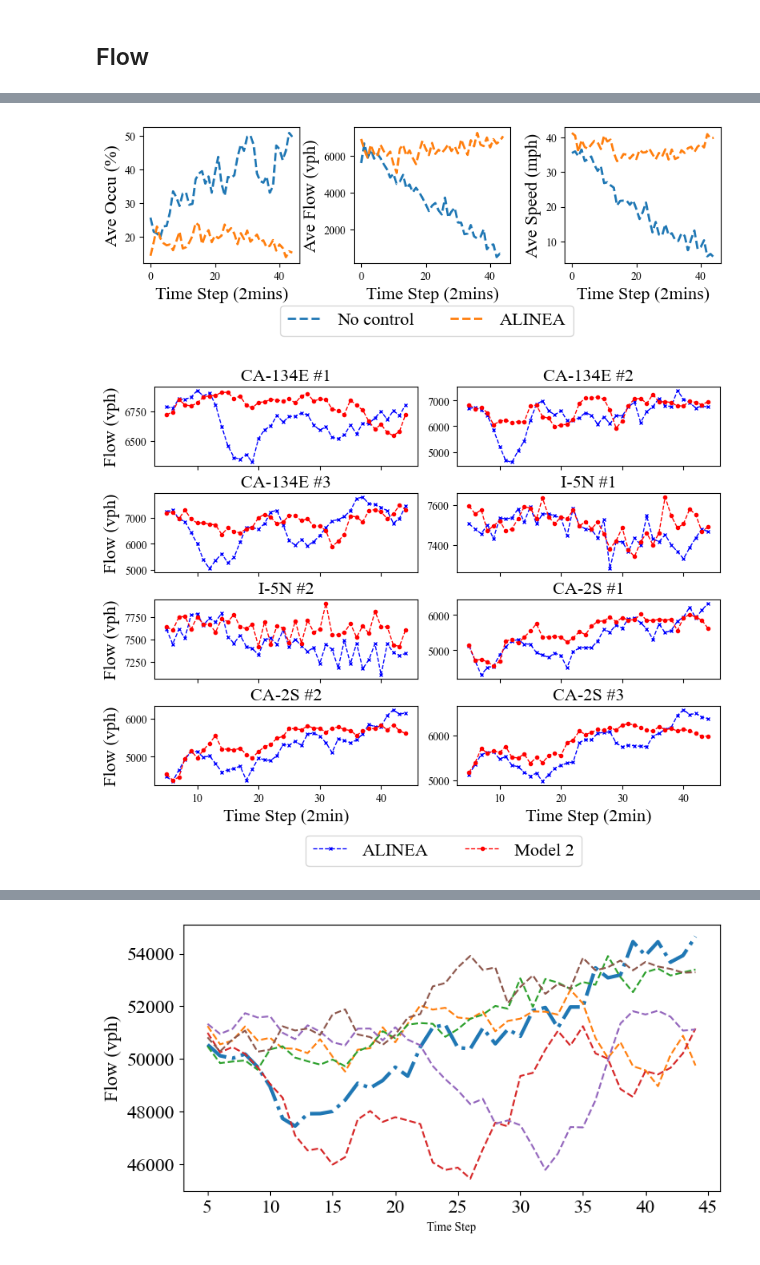
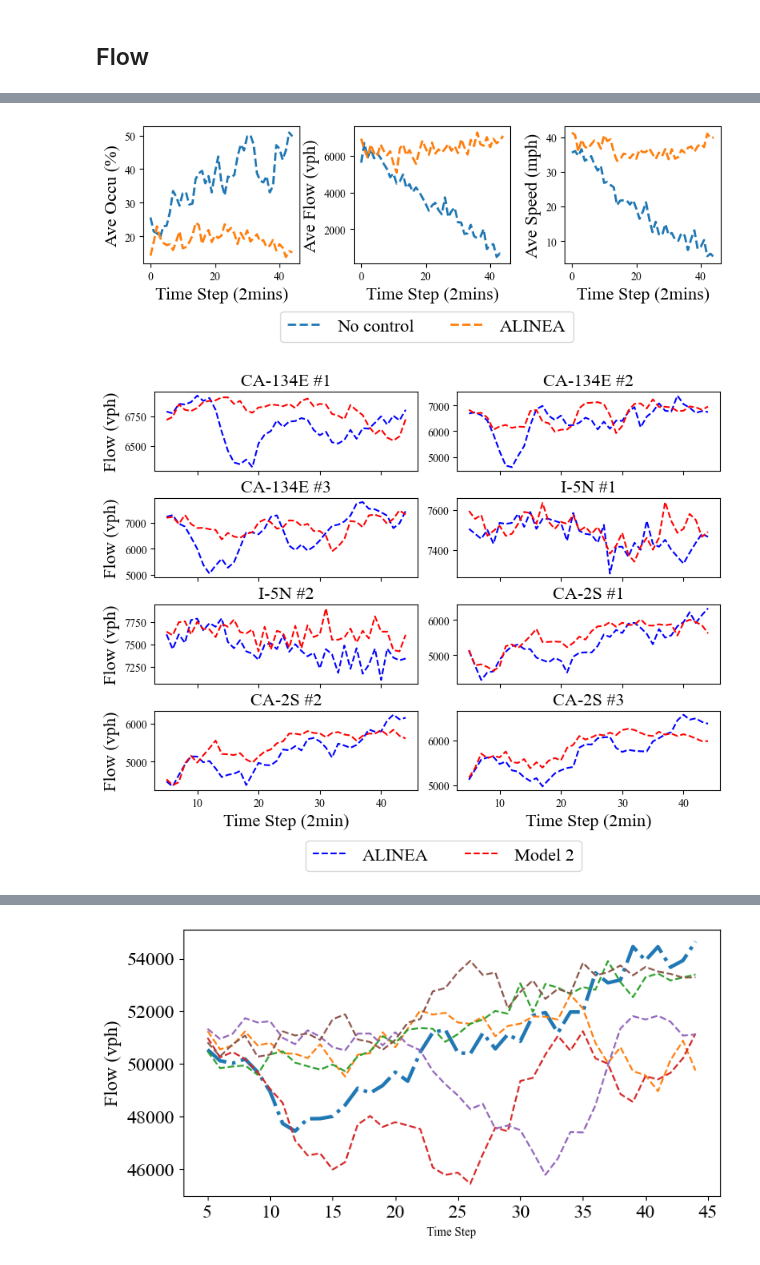
Before and after one commit to wzh96/SUMO_TrafficNetwork, a Jupyter notebook: 2DNetwork/Plots_2D.ipynb, the cells around one changed output, grey strips where cells are left out. Cells and saved outputs as stored; diff of their text form; code cells hidden in the pictures.

```diff
--- a/2DNetwork/Plots_2D.ipynb
+++ b/2DNetwork/Plots_2D.ipynb
@@ -134,34 +144,34 @@ speed_all_ALIANA_mean = speed_all_ALIANA.mean(axis=1)
 # %%
 fig, axs = plt.subplots(nrows=1, ncols=3, figsize=(8, 2.5))
 # Plot each column in a separate subplot
 axs[0].plot(occupancy_all_open_mean, linestyle='--', label='No control', linewidth=2)
 axs[0].plot(occupancy_all_ALIANA_mean, linestyle='--', label='ALINEA', linewidth=2)
 
 axs[1].plot(flow_all_open_mean, linestyle='--', label='No control', linewidth=2)
 axs[1].plot(flow_all_ALIANA_mean, linestyle='--', label='ALINEA', linewidth=2)
 
 axs[2].plot(2.23694 * speed_all_open_mean, linestyle='--', label='No control', linewidth=2)
 axs[2].plot(2.23694 * speed_all_ALIANA_mean, linestyle='--', label='ALINEA', linewidth=2)
 
 axs[0].set_ylabel('Ave Occu (%)', fontsize=16)
 axs[1].set_ylabel('Ave Flow (vph)', fontsize=16)
 axs[2].set_ylabel('Ave Speed (mph)', fontsize=16)
 
 axs[0].set_xlabel('Time Step (2mins)', fontsize=16)
 axs[1].set_xlabel('Time Step (2mins)', fontsize=16)
 axs[2].set_xlabel('Time Step (2mins)', fontsize=16)
 
 
 handles, labels = axs[0].get_legend_handles_labels()
-lgd = fig.legend(handles, labels, loc='lower left', bbox_to_anchor=(0.28,-0.15), fontsize=16, ncol = 3)
+lgd = fig.legend(handles, labels, loc='lower left', bbox_to_anchor=(0.28,-0.18), fontsize=16, ncol = 3)
 # Show the figure
 plt.tight_layout()
 plt.subplots_adjust(hspace=0.3, wspace=0.35)
 plt.rcParams['font.family'] = 'Times New Roman'
 plt.show()
 fig.savefig('Figures/Control_Bench.png', dpi=300, bbox_inches='tight')
 # %% [output]
-[figure, old version]
+[figure, new version]
 # %%
 # # moving average
 window_size = 6
@@ -197,12 +207,12 @@ for row in range(4):
     for col in range(2):
         index = row*2 + col
         # no_control = axs[row, col].plot(flow_all_open.iloc[:, index], "--", marker='o', ms = 1, label = 'No Contorl',linewidth=1, color = 'black')
-        ALINEA = axs[row, col].plot(flow_all_ALIANA.iloc[:, index], "--", marker='x', ms = 3, label = 'ALINEA',linewidth=1, color = 'blue')
+        ALINEA = axs[row, col].plot(flow_all_ALIANA.iloc[:, index], "--", label = 'ALINEA',linewidth=1.5, color = 'blue')
         # MPC = axs[row, col].plot(flow_all_MPC.iloc[:, index], "--", marker='s', ms = 1, label = 'Model 5',linewidth=1, color = 'red')
         # axs[row, col].plot(flow_all_MPC_R.iloc[:, index], "--", label = 'Model 3',linewidth=1)
         # axs[row, col].plot(flow_all_MPC_R2.iloc[:, index], "--", label = 'Horizon 3',linewidth=1)
         # axs[row, col].plot(flow_all_MPC_R3.iloc[:, index], "--", label = 'Horizon 6',linewidth=1)
-        axs[row, col].plot(flow_all_MPC_R4.iloc[:, index], "--", marker='o', ms = 3, label = 'Model 2',linewidth=1, color = 'red')
+        axs[row, col].plot(flow_all_MPC_R4.iloc[:, index], "--", label = 'Model 2',linewidth=1.5, color = 'red')
         # axs[row, col].legend(loc='lower left', fontsize=8, ncol=1)
         axs[row, col].set_title(flow_all_ALIANA.columns[index], fontsize=16)
         # axs[row, col].grid(axis='y', linestyle='--', linewidth=0.5)
@@ -224,7 +234,7 @@ plt.rcParams['font.family'] = 'Times New Roman'
 plt.show()
 fig.savefig('Figures/Flow_Plot.png', dpi=300, bbox_inches='tight')
 # %% [output]
-[figure, old version]
+[figure, new version]
 # %%
 fig, axs = plt.subplots(nrows=4, ncols=2, figsize=(8, 6), sharex=True, sharey=False)
 # Plot each column in a separate subplot
```
Also changed, not shown: parts of 9 cells of this notebook, 19 other files.
